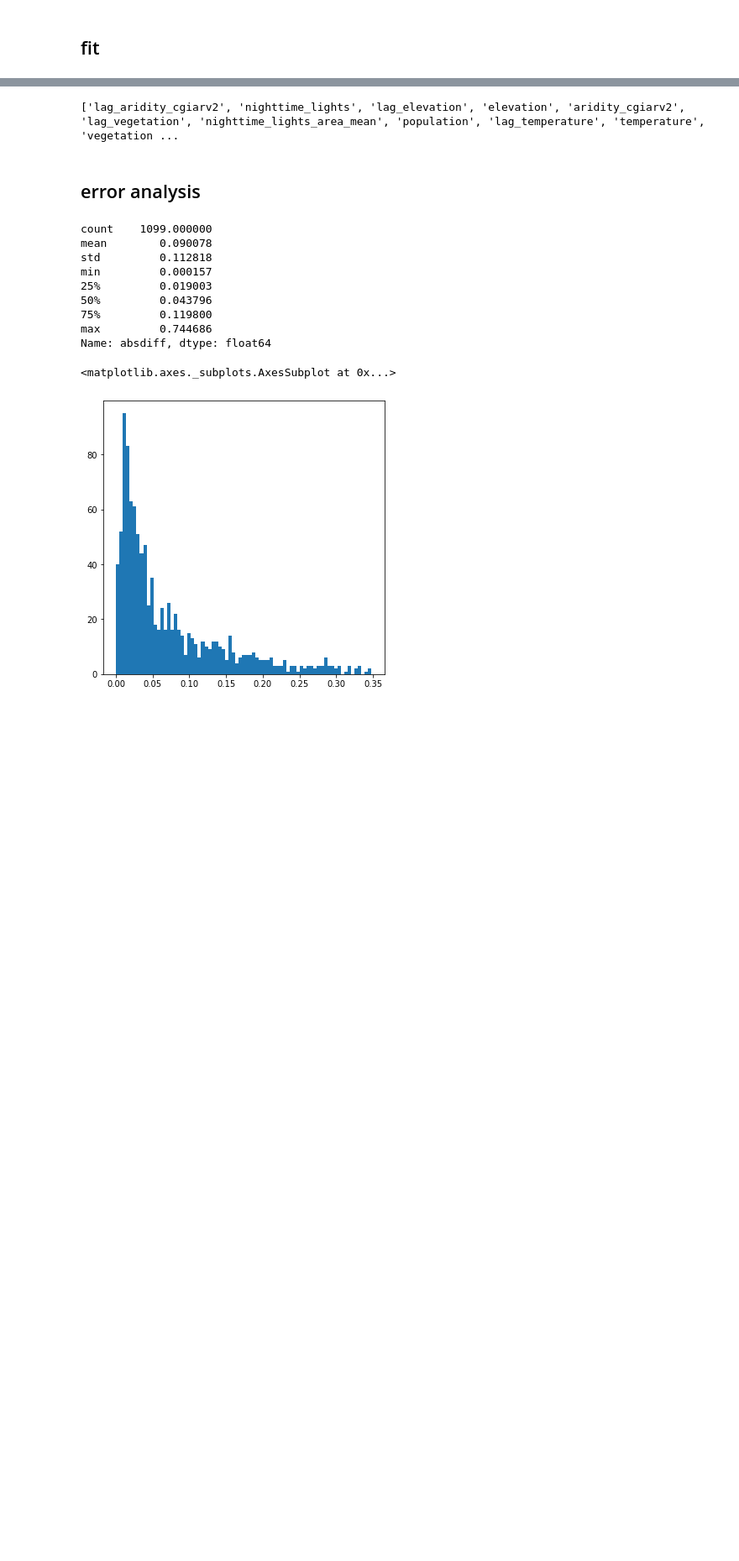
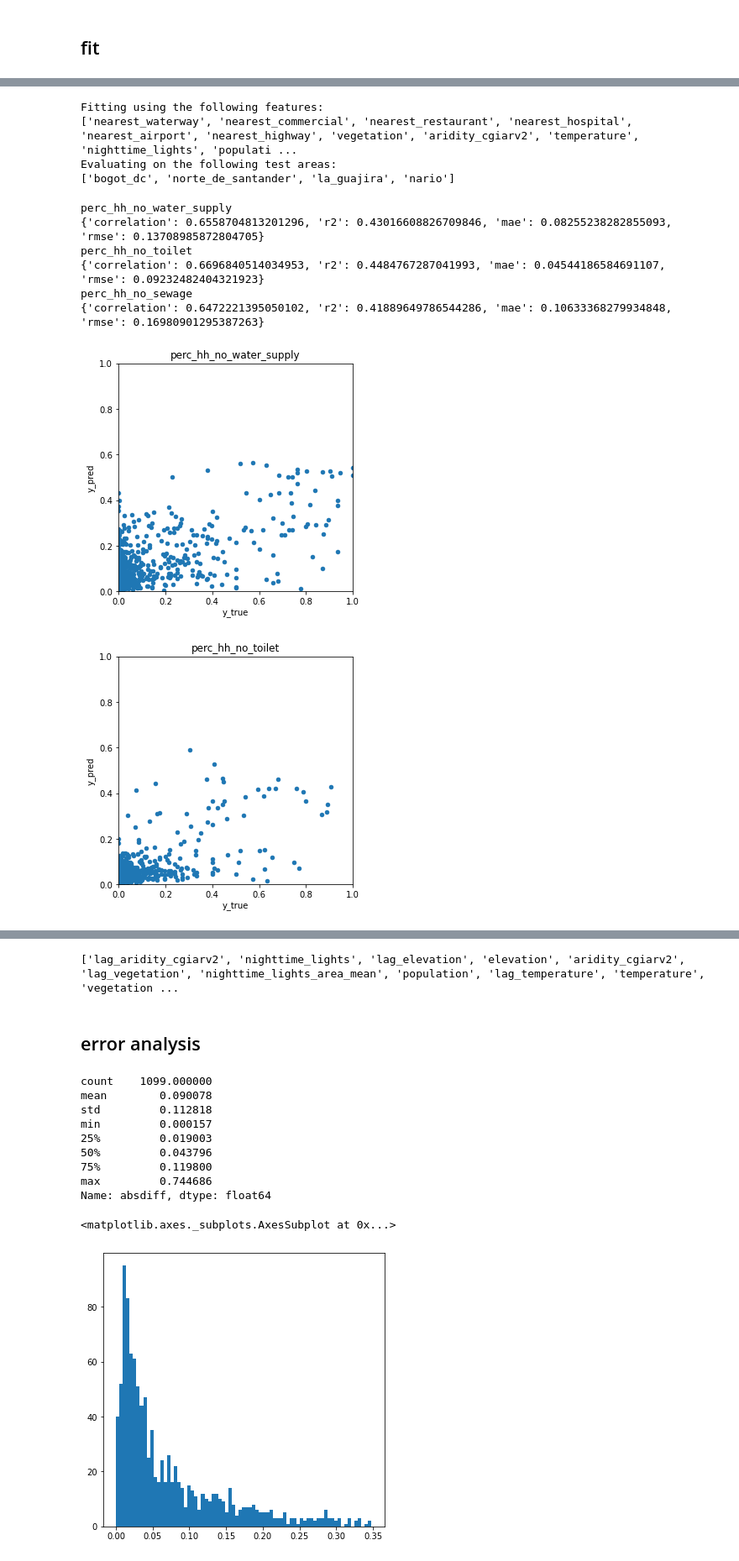
Before and after one commit to thinkingmachines/geoai-immap-wash, a Jupyter notebook: notebooks/02_Modelling_sklearn.ipynb, the cells around one changed output, grey strips where cells are left out. Shown at 84% size. Saved outputs shown, nothing was run; the diff lists cells and outputs as text; code cells hidden in the pictures; blank space fills up the shorter version.

```diff
--- a/notebooks/02_Modelling_sklearn.ipynb
+++ b/notebooks/02_Modelling_sklearn.ipynb
@@ -94,0 +60,20 @@ for indicator in tqdm(indicators):
+# %%
+experiment = 'urban'
+df = raw.query("urbanity == 'u'")
+test_areas = ['bogot_dc', 'norte_de_santander', 'la_guajira', 'nario']
+results = modelutils.fit_models(df, features, indicators, test_areas, prefix = experiment)
+modelutils.predict_on_holdout_areas(df, test_areas, features, indicators, prefix = experiment)
+modelutils.evaluate_results(indicators = indicators, prefix = experiment)
+# %% [output]
+Fitting using the following features:
+['nearest_waterway', 'nearest_commercial', 'nearest_restaurant', 'nearest_hospital', 'nearest_airport', 'nearest_highway', 'vegetation', 'aridity_cgiarv2', 'temperature', 'nighttime_lights', 'populati ...
+Evaluating on the following test areas:
+['bogot_dc', 'norte_de_santander', 'la_guajira', 'nario']
+perc_hh_no_water_supply
+{'correlation': 0.6558704813201296, 'r2': 0.43016608826709846, 'mae': 0.08255238282855093, 'rmse': 0.13708985872804705}
+perc_hh_no_toilet
+{'correlation': 0.6696840514034953, 'r2': 0.4484767287041993, 'mae': 0.04544186584691107, 'rmse': 0.09232482404321923}
+perc_hh_no_sewage
+{'correlation': 0.6472221395050102, 'r2': 0.41889649786544286, 'mae': 0.10633368279934848, 'rmse': 0.16980901295387263}
+[figure, added]
+[figure, added]
```
Also changed, not shown: parts of 19 cells of this notebook, 4 other files.
